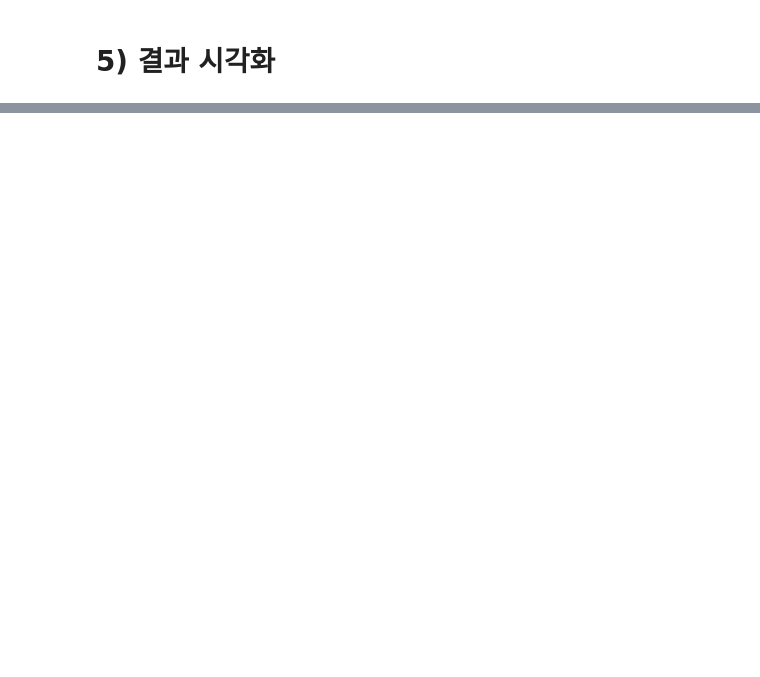
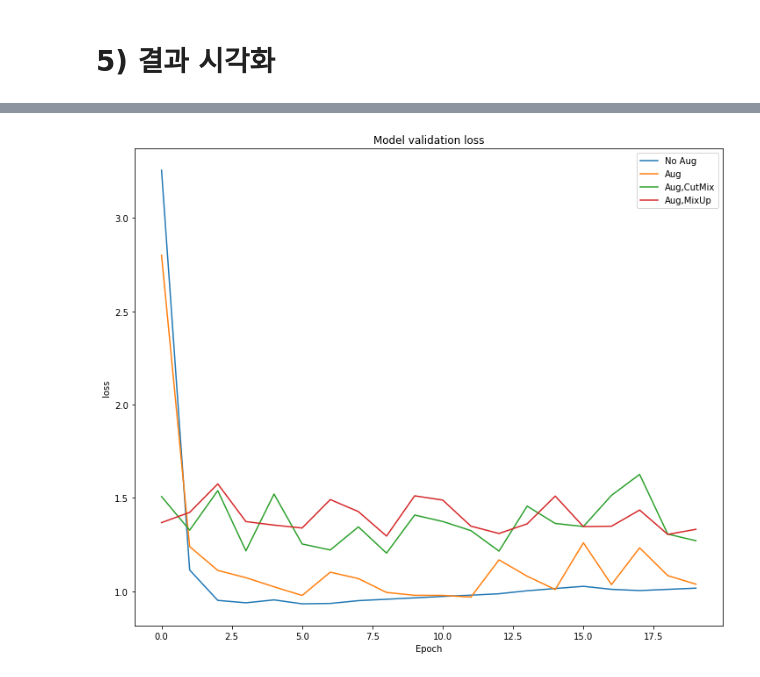
Before and after one commit to cowFarmer/AI_study, a Jupyter notebook: GoingDeeper/G04_cutmix_mixup_augmentation/ G04_cutmix_mixup_augmentation.ipynb, the cells around one changed output, grey strips where cells are left out. Cells and saved outputs as stored; diff of their text form; code cells hidden in the pictures; blank space fills up the shorter version.

```diff
--- a/GoingDeeper/G04_cutmix_mixup_augmentation/ G04_cutmix_mixup_augmentation.ipynb
+++ b/GoingDeeper/G04_cutmix_mixup_augmentation/ G04_cutmix_mixup_augmentation.ipynb
@@ -384,0 +441,14 @@ plt.show()
+# %%
+plt.figure(figsize=(12, 10))
+
+plt.plot(history_resnet50_no_aug.history['val_loss'])
+plt.plot(history_resnet50_aug.history['val_loss'])
+plt.plot(history_resnet50_aug_cutmix.history['val_loss'])
+plt.plot(history_resnet50_aug_mixup.history['val_loss'])
+plt.title('Model validation loss')
+plt.ylabel('loss')
+plt.xlabel('Epoch')
+plt.legend(['No Aug', 'Aug','Aug,CutMix','Aug,MixUp'])
+plt.show()
+# %% [output]
+[figure, added]
```
Also changed, not shown: parts of 9 cells of this notebook.
